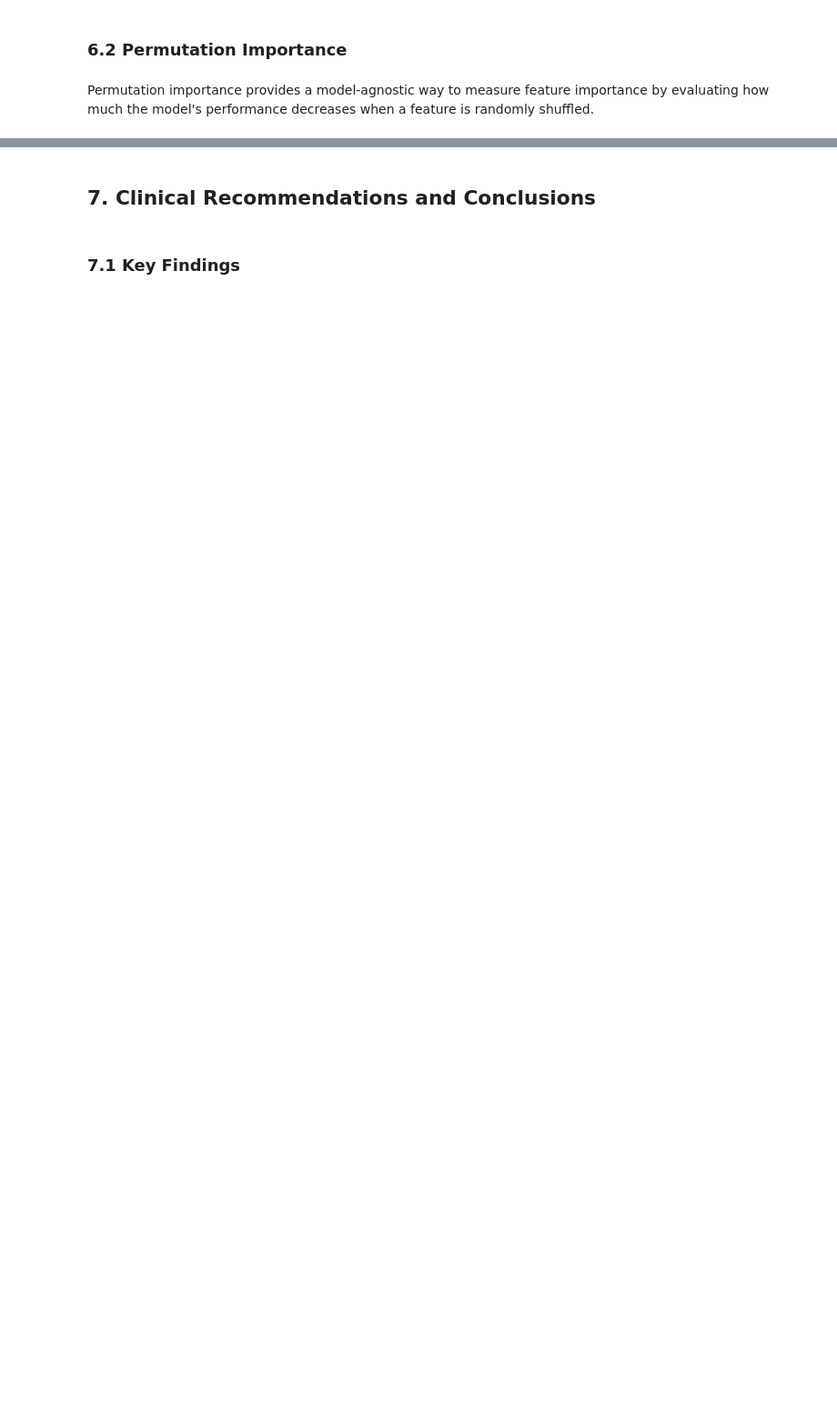
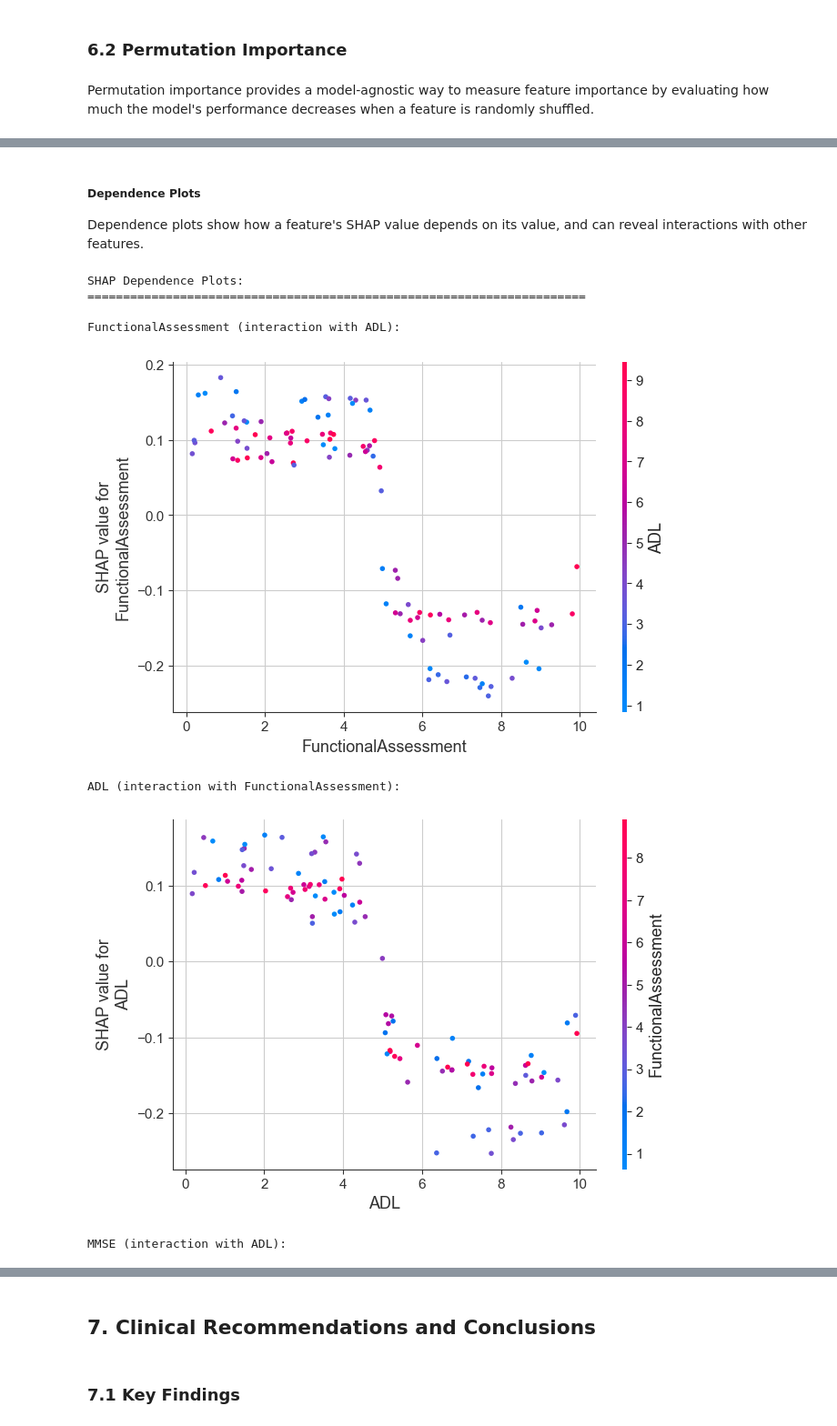
Before and after one commit to taniapazospuig/alzheimer-prediction, a Jupyter notebook: modeling.ipynb, the cells around one changed output, grey strips where cells are left out. Shown at 91% size. Drawn from its saved outputs; the diff is of its cells as text; code cells hidden in the pictures; blank space fills up the shorter version.

```diff
--- a/modeling.ipynb
+++ b/modeling.ipynb
@@ -966,0 +1501,31 @@ plt.show()
+# %% [markdown]
+##### Dependence Plots
+
+Dependence plots show how a feature's SHAP value depends on its value, and can reveal interactions with other features.
+# %%
+# Dependence plots for top features with interaction
+print("SHAP Dependence Plots:")
+print("="*70)
+
+top_3_features = [X_test_sample.columns[i] for i in top_features_shap[:3]]
+
+for idx, feature_name in enumerate(top_3_features):
+    # Use the feature with highest interaction (second most important)
+    interaction_feature = top_3_features[1] if idx != 1 else top_3_features[0]
+
+    print(f"\n{feature_name} (interaction with {interaction_feature}):")
+    shap.dependence_plot(
+        feature_name,
+        shap_values.values[:,:,1],
+        X_test_sample,
+        interaction_index=interaction_feature
+    )
+# %% [output]
+SHAP Dependence Plots:
+======================================================================
+
+FunctionalAssessment (interaction with ADL):
+[figure, added]
+ADL (interaction with FunctionalAssessment):
+[figure, added]
+MMSE (interaction with ADL):
```
Also changed, not shown: parts of 58 cells of this notebook, 1 other file.
